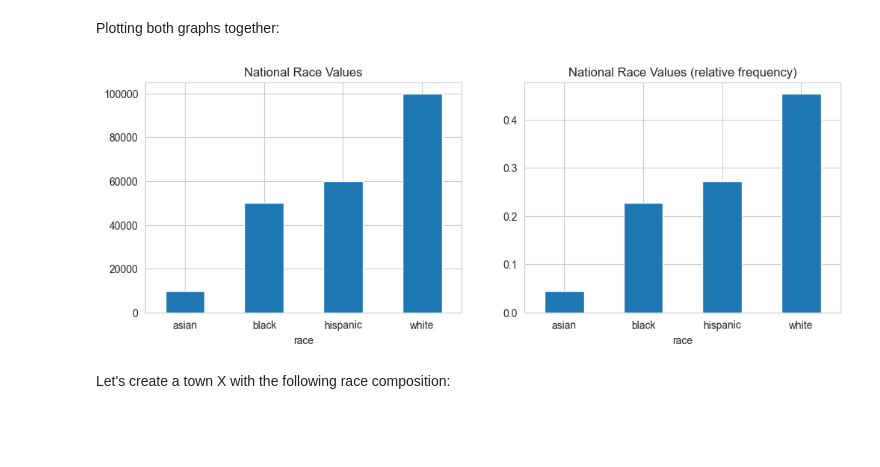
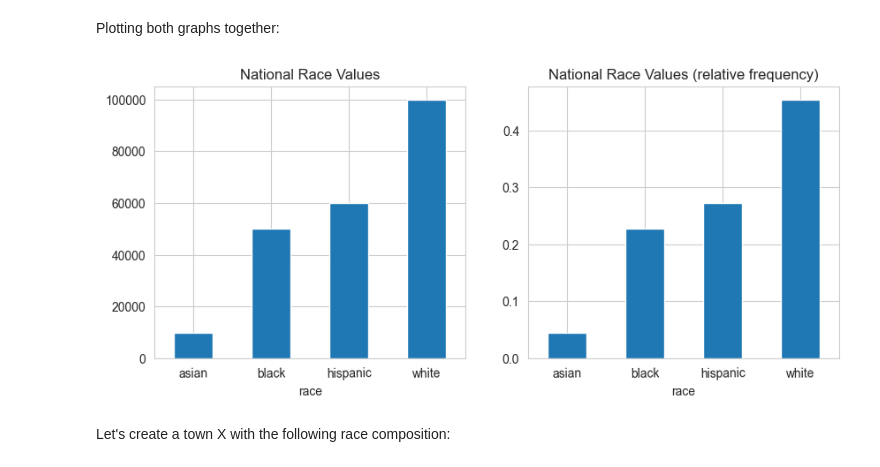
Before and after one commit to Goliath-Research/Computational-Statistics, a Jupyter notebook: 04-Inferential Statistics/03-ChiSquare.ipynb, the cells around one changed output. Cells and saved outputs as stored; diff of their text form; code cells hidden in the pictures; blank space fills up the shorter version.

```diff
--- a/04-Inferential Statistics/03-ChiSquare.ipynb
+++ b/04-Inferential Statistics/03-ChiSquare.ipynb
@@ -62,17 +62,17 @@ Notice that the difference between the two graphs is the y-axis scale.
 # %% [markdown]
 Plotting both graphs together:
 # %%
-plt.figure(figsize = (12, 4))
+plt.figure(figsize = (10, 4))
 
 plt.subplot(121)
 national_race.groupby('race').size().plot(kind='bar',
             rot=True, title='National Race Values');
 
 plt.subplot(122)
 (national_race.groupby('race').size() / len(national_race)).plot(kind='bar',
             rot=True, title='National Race Values (relative frequency)');
 # %% [output]
-[figure, old version]
+[figure, new version]
 # %% [markdown]
 Let's create a town X with the following race composition:
 # %%
```
Also changed, not shown: parts of 3 cells of this notebook, 1 other file.
